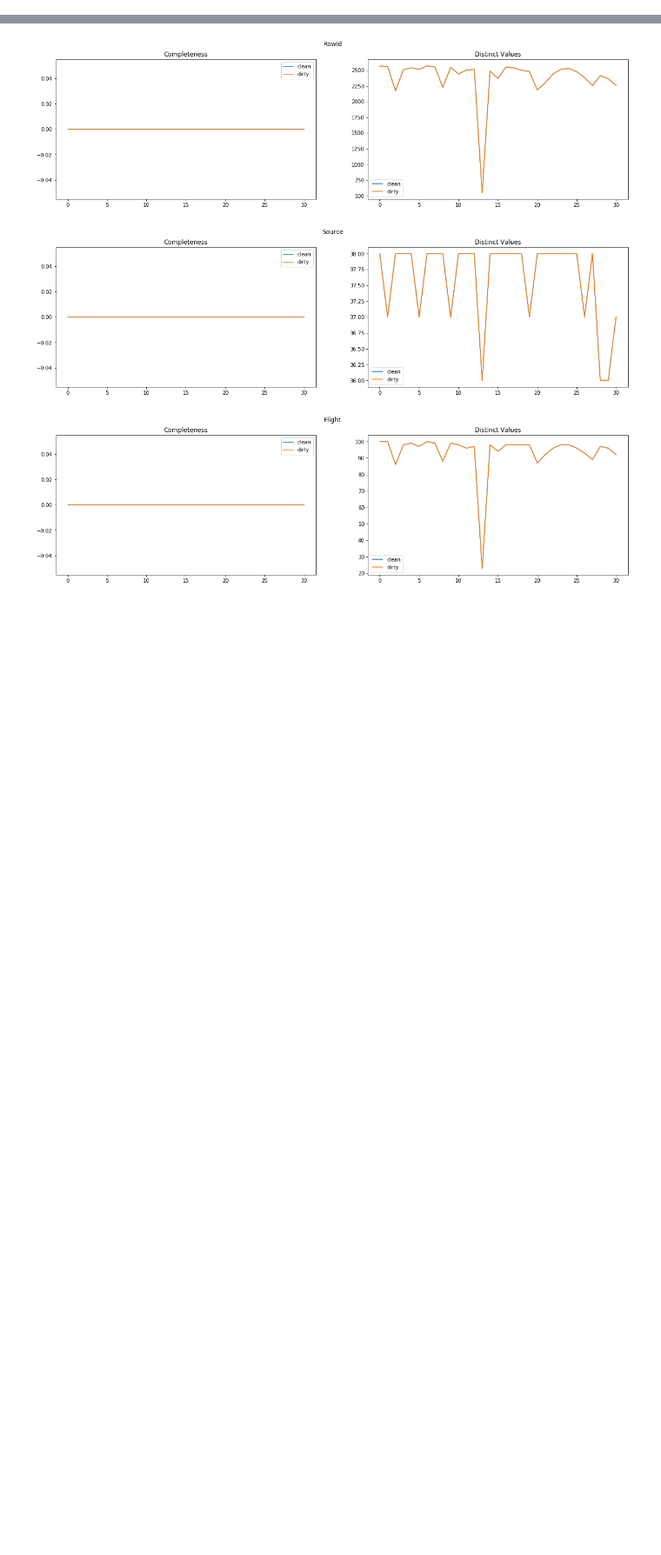
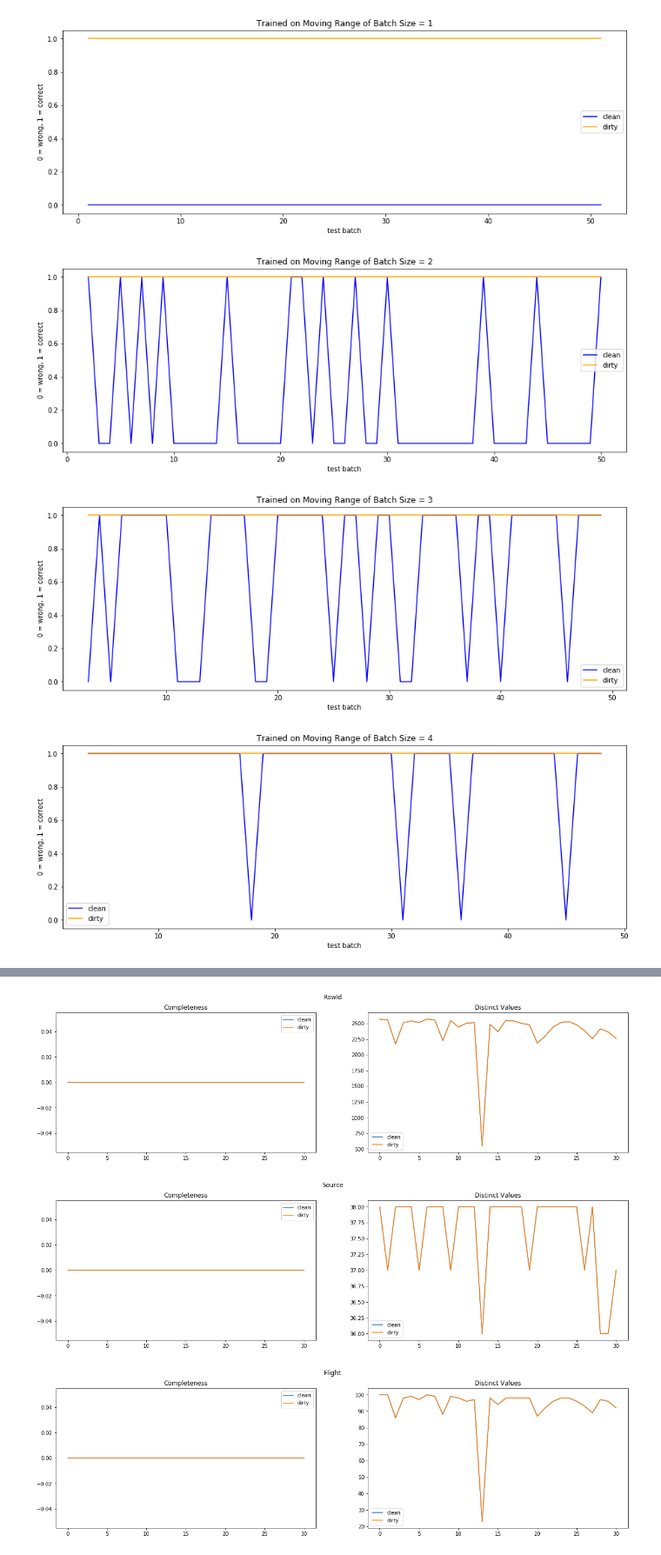
Before and after one commit to zivschwartz/Data-Quality-Validation-Pipeline, a Jupyter notebook: threshold_analysis.ipynb, the cells around one changed output, grey strips where cells are left out. Shown at 87% size. Drawn from its saved outputs; the diff is of its cells as text; code cells hidden in the pictures; blank space fills up the shorter version.

```diff
--- a/threshold_analysis.ipynb
+++ b/threshold_analysis.ipynb
@@ -162,0 +129,7 @@ False
+# %%
+plot_batch(fb_analysis, range(1, 10))
+# %% [output]
+[figure, added]
+[figure, added]
+[figure, added]
+[figure, added]
```
Also changed, not shown: parts of 20 cells of this notebook, 2 other files.
